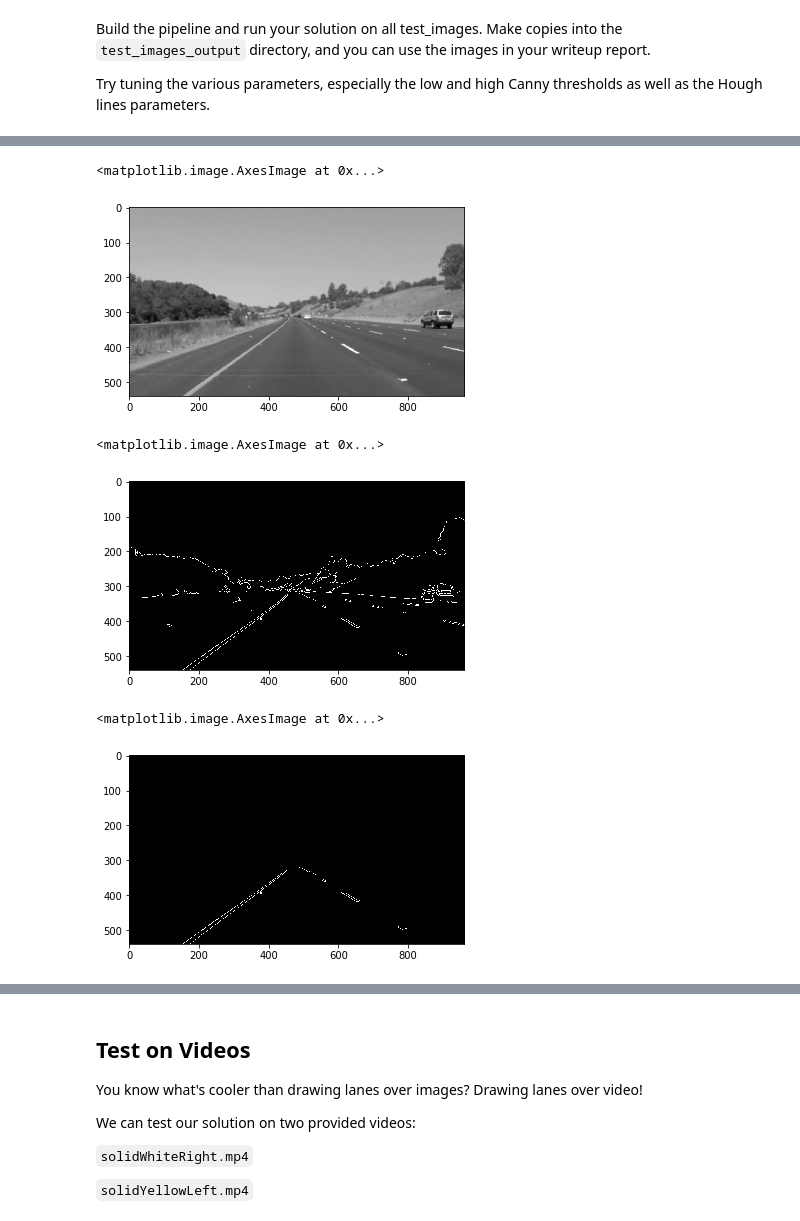
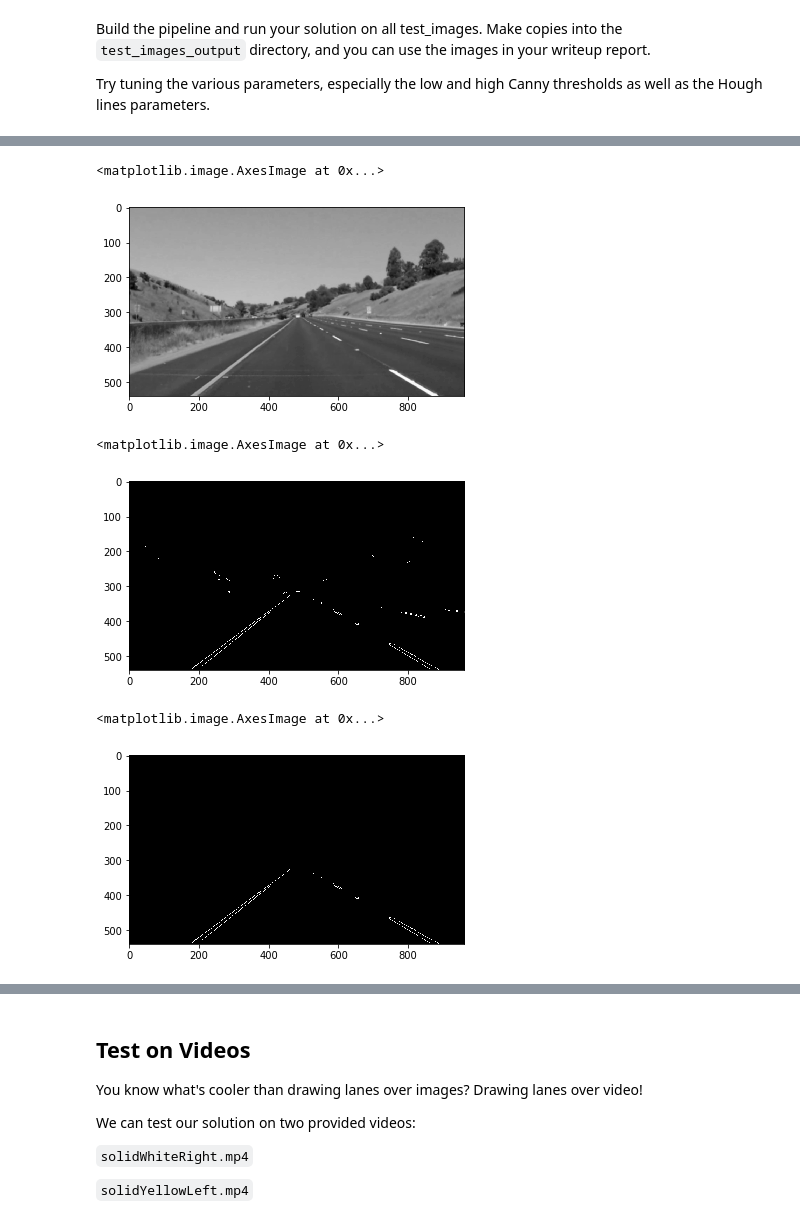
Before and after one commit to naturallyunintelligent/SDC_1_Lanelines_P1, a Jupyter notebook: P1.ipynb, the cells around one changed output, grey strips where cells are left out. Saved outputs shown, nothing was run; the diff lists cells and outputs as text; code cells hidden in the pictures.

```diff
--- a/P1.ipynb
+++ b/P1.ipynb
@@ -216,7 +300,7 @@ Try tuning the various parameters, especially the low and high Canny thresholds
 #for i in range 0 to (length(images)-1):
 
     # Read in and grayscale the image
-image = mpimg.imread('test_images/solidYellowCurve.jpg')
+image = mpimg.imread('test_images/whiteCarLaneSwitch.jpg')
 plt.imshow(image)
 # %% [output]
 <matplotlib.image.AxesImage at 0x...>
@@ -241,19 +325,19 @@ blur_gray = gaussian_blur(gray, kernel_size)
 plt.imshow(blur_gray, cmap='gray')
 # %% [output]
 <matplotlib.image.AxesImage at 0x...>
-[figure, old version]
+[figure, new version]
 # %%
     # Define parameters for Canny and apply
-low_threshold = 50
-high_threshold = 200
+low_threshold = 200
+high_threshold = 250
 edges = canny(blur_gray, low_threshold, high_threshold)
 
 # The use of this gray only image plot is something to come back and understand better
 plt.imshow(edges, cmap='gray')
 #plt.imshow(edges)
 # %% [output]
 <matplotlib.image.AxesImage at 0x...>
-[figure, old version]
+[figure, new version]
 # %%
 # Next we'll create a masked edges image using cv2.fillPoly()
 
@@ -277,7 +361,7 @@ plt.imshow(masked, cmap='gray')
 # masked_edges = cv2.bitwise_and(edges, mask)
 # %% [output]
 <matplotlib.image.AxesImage at 0x...>
-[figure, old version]
+[figure, new version]
 # %%
 
 
```
Also changed, not shown: parts of 11 cells of this notebook, 4 other files.
